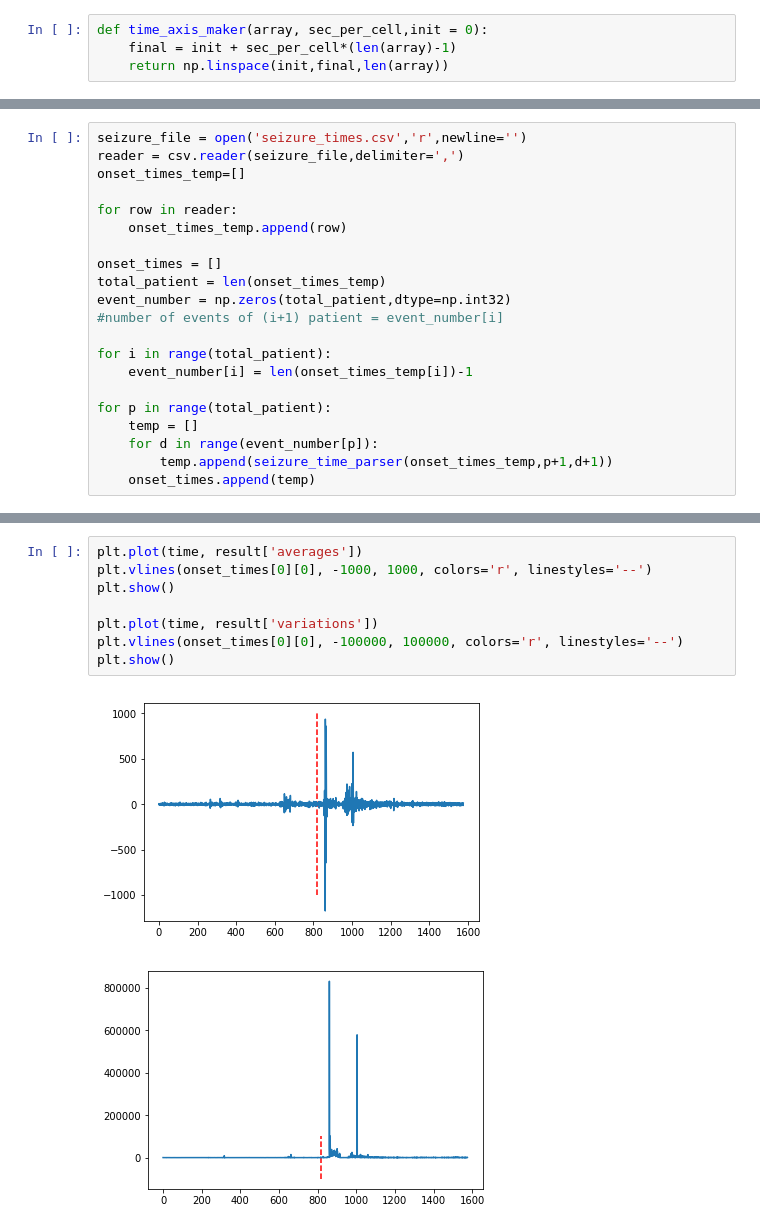
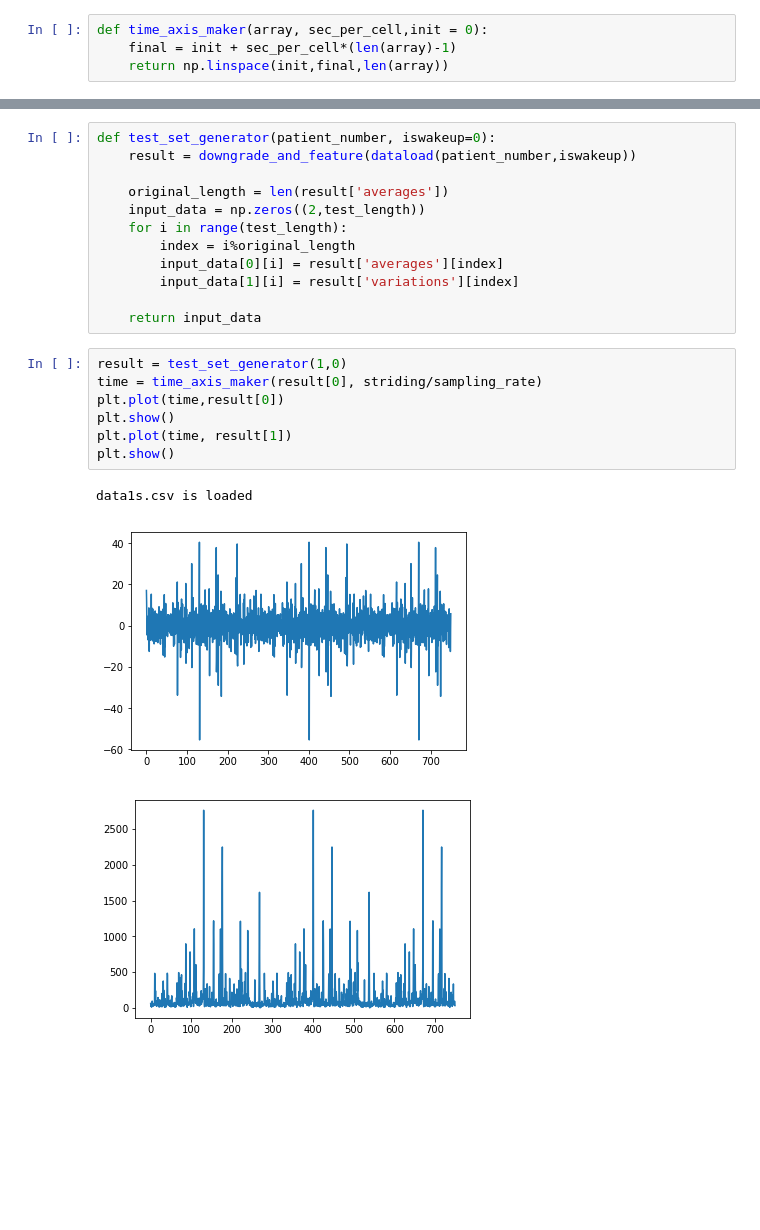
Before and after one commit to maestrojeong/Medical-data-analysis, a Jupyter notebook: rnn_v5_restore.ipynb, the cells around one changed output, grey strips where cells are left out. Cells and saved outputs as stored; diff of their text form; blank space fills up the shorter version.

```diff
--- a/rnn_v5_restore.ipynb
+++ b/rnn_v5_restore.ipynb
@@ -77,21 +61,0 @@ def seizure_time_parser(onset_times,patient_number,data_set_number):
-# %%
-seizure_file = open('seizure_times.csv','r',newline='')
-reader = csv.reader(seizure_file,delimiter=',')
-onset_times_temp=[]
-
-for row in reader:
-    onset_times_temp.append(row)
-
-onset_times = []
-total_patient = len(onset_times_temp)
-event_number = np.zeros(total_patient,dtype=np.int32)
-#number of events of (i+1) patient = event_number[i]
-
-for i in range(total_patient):
-    event_number[i] = len(onset_times_temp[i])-1
-
-for p in range(total_patient):
-    temp = []
-    for d in range(event_number[p]):
-        temp.append(seizure_time_parser(onset_times_temp,p+1,d+1))
-    onset_times.append(temp)
@@ -124,14 +73,26 @@ data1_1.csv is loaded
-# %%
-plt.plot(time, result['averages'])
-plt.vlines(onset_times[0][0], -1000, 1000, colors='r', linestyles='--')
-plt.show()
-
-plt.plot(time, result['variations'])
-plt.vlines(onset_times[0][0], -100000, 100000, colors='r', linestyles='--')
-plt.show()
-# %% [output]
-[figure, removed]
-[figure, removed]
+# %%
+def test_set_generator(patient_number, iswakeup=0):
+    result = downgrade_and_feature(dataload(patient_number,iswakeup))
+
+    original_length = len(result['averages'])
+    input_data = np.zeros((2,test_length))
+    for i in range(test_length):
+        index = i%original_length
+        input_data[0][i] = result['averages'][index]
+        input_data[1][i] = result['variations'][index]
+
+    return input_data
+# %%
+result = test_set_generator(1,0)
+time = time_axis_maker(result[0], striding/sampling_rate)
+plt.plot(time,result[0])
+plt.show()
+plt.plot(time, result[1])
+plt.show()
+# %% [output]
+data1s.csv is loaded
+[figure, added]
+[figure, added]
 # %%
 restorer = tf.train.import_meta_graph('rnn_v5.meta')
 sess = tf.Session()
```
Also changed, not shown: parts of 10 cells of this notebook.
